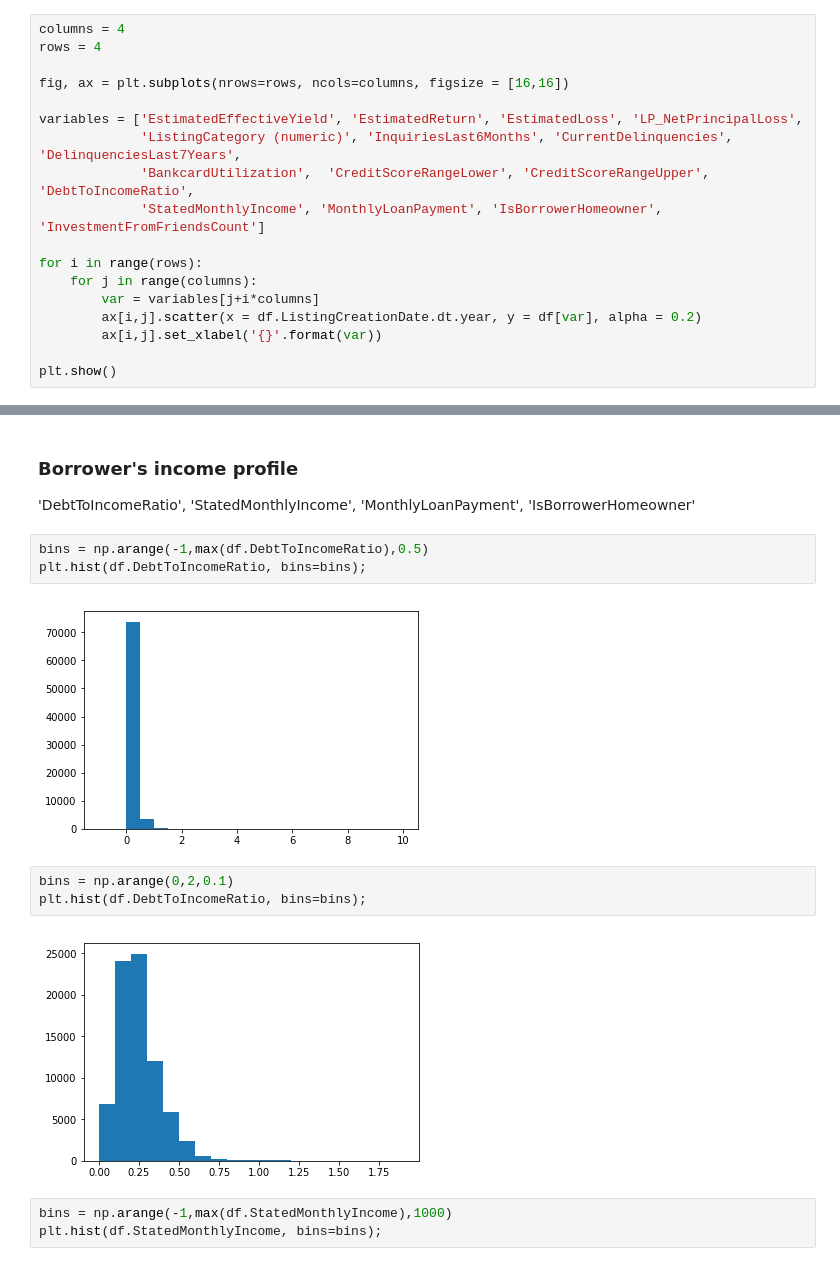
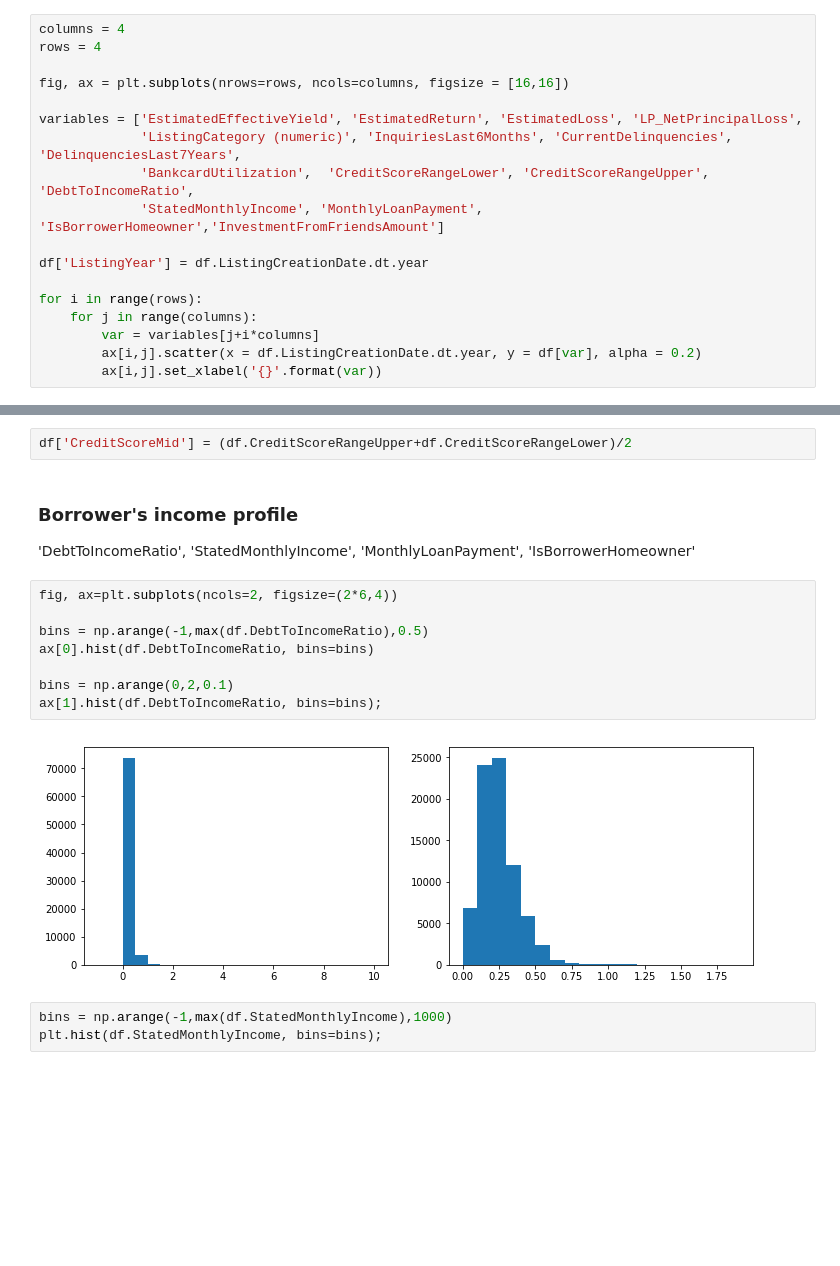
Before and after one commit to VilijaVait/data-analyst-udacity, a Jupyter notebook: projects/CommunicateData/ProsperLoanDataAnalysis.ipynb, the cells around one changed output, grey strips where cells are left out. Cells and saved outputs as stored; diff of their text form; blank space fills up the shorter version.

```diff
--- a/projects/CommunicateData/ProsperLoanDataAnalysis.ipynb
+++ b/projects/CommunicateData/ProsperLoanDataAnalysis.ipynb
@@ -112,13 +112,13 @@ fig, ax = plt.subplots(nrows=rows, ncols=columns, figsize = [16,16])
 variables = ['EstimatedEffectiveYield', 'EstimatedReturn', 'EstimatedLoss', 'LP_NetPrincipalLoss',
              'ListingCategory (numeric)', 'InquiriesLast6Months', 'CurrentDelinquencies', 'DelinquenciesLast7Years',
              'BankcardUtilization',  'CreditScoreRangeLower', 'CreditScoreRangeUpper', 'DebtToIncomeRatio',
-             'StatedMonthlyIncome', 'MonthlyLoanPayment', 'IsBorrowerHomeowner', 'InvestmentFromFriendsCount']
+             'StatedMonthlyIncome', 'MonthlyLoanPayment', 'IsBorrowerHomeowner','InvestmentFromFriendsAmount']
+
+df['ListingYear'] = df.ListingCreationDate.dt.year
 
 for i in range(rows):
     for j in range(columns):
         var = variables[j+i*columns]
         ax[i,j].scatter(x = df.ListingCreationDate.dt.year, y = df[var], alpha = 0.2)
         ax[i,j].set_xlabel('{}'.format(var))
-
-plt.show()
 # %% [output]
@@ -259,16 +275,18 @@ plt.show()
+# %%
+df['CreditScoreMid'] = (df.CreditScoreRangeUpper+df.CreditScoreRangeLower)/2
 # %% [markdown]
 ### Borrower's income profile
 'DebtToIncomeRatio', 'StatedMonthlyIncome', 'MonthlyLoanPayment', 'IsBorrowerHomeowner'
 # %%
+fig, ax=plt.subplots(ncols=2, figsize=(2*6,4))
+
 bins = np.arange(-1,max(df.DebtToIncomeRatio),0.5)
-plt.hist(df.DebtToIncomeRatio, bins=bins);
+ax[0].hist(df.DebtToIncomeRatio, bins=bins)
+
+bins = np.arange(0,2,0.1)
+ax[1].hist(df.DebtToIncomeRatio, bins=bins);
 # %% [output]
-[figure, old version]
+[figure, new version]
-# %%
-bins = np.arange(0,2,0.1)
-plt.hist(df.DebtToIncomeRatio, bins=bins);
-# %% [output]
-[figure, removed]
 # %%
 bins = np.arange(-1,max(df.StatedMonthlyIncome),1000)
 plt.hist(df.StatedMonthlyIncome, bins=bins);
```
Also changed, not shown: parts of 47 cells of this notebook.
